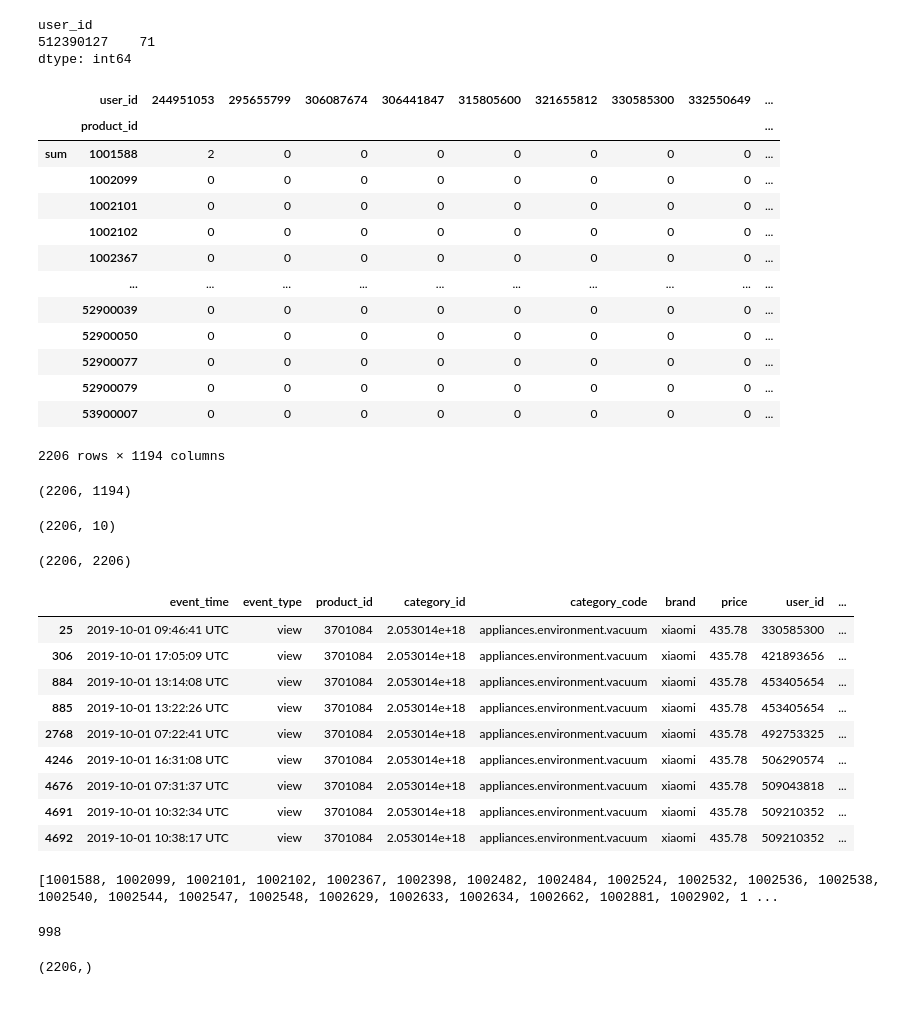
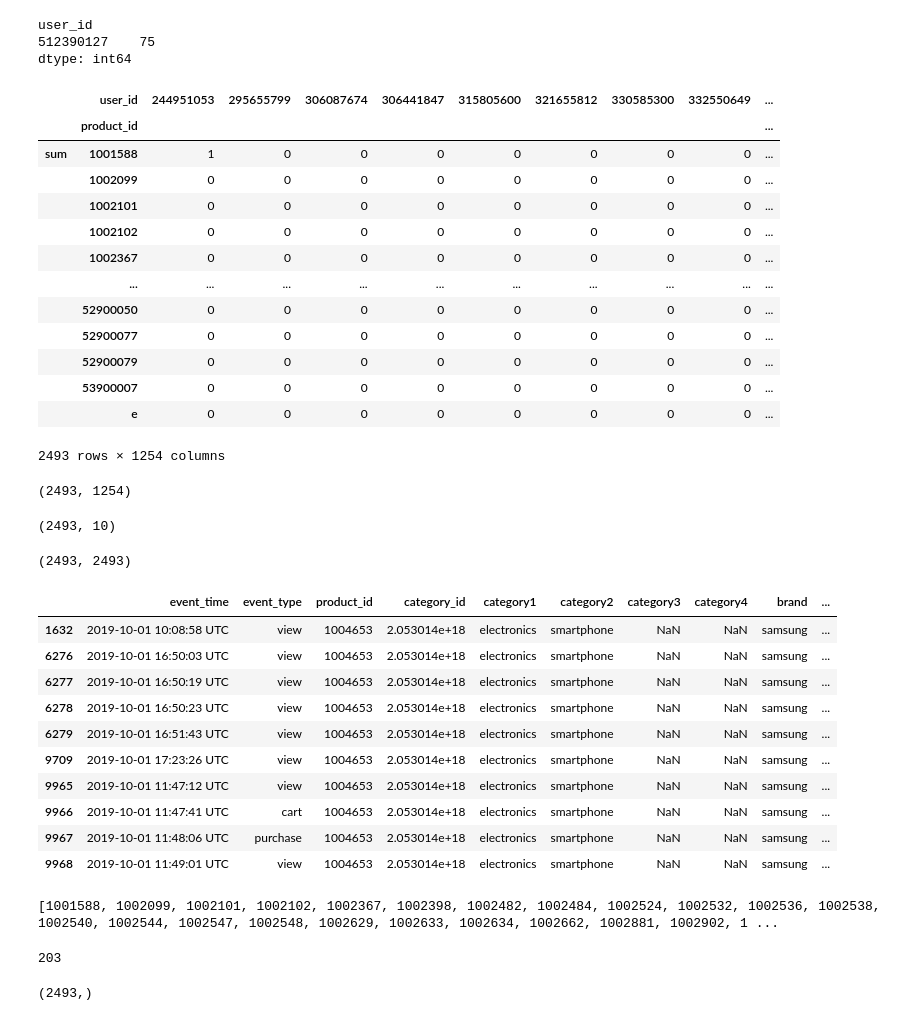
Before and after one commit to darrenalexanderneo/ecommerce-recommender-system, a Jupyter notebook: Mark Collaborative Filtering (Edit This).ipynb, the cells around one changed output. Saved outputs shown, nothing was run; the diff lists cells and outputs as text; code cells hidden in the pictures.

```diff
--- a/Mark Collaborative Filtering (Edit This).ipynb
+++ b/Mark Collaborative Filtering (Edit This).ipynb
@@ -56,5 +59,5 @@ data.describe()
 # %%
-data.dropna(inplace=True)
+data.dropna(subset=['category1'],inplace=True)
 data.info()
 # %% [output]
 <class 'pandas.core.frame.DataFrame'>
@@ -174,7 +195,7 @@ product_matrix.value_counts()
 product_matrix.query('user_id ==512390127').sum(axis=1)
 # %% [output]
 user_id
-512390127    71
+512390127    75
 dtype: int64
 # %%
 product_matrix=product_matrix.T
@@ -182,22 +203,22 @@ product_matrix
 # %% [output]
 |  | user_id | 244951053 | 295655799 | 306087674 | 306441847 | 315805600 | 321655812 | 330585300 | 332550649 | ... |
 |  | product_id |  |  |  |  |  |  |  |  | ... |
-| sum | 1001588 | 2 | 0 | 0 | 0 | 0 | 0 | 0 | 0 | ... |
+| sum | 1001588 | 1 | 0 | 0 | 0 | 0 | 0 | 0 | 0 | ... |
 |  | 1002099 | 0 | 0 | 0 | 0 | 0 | 0 | 0 | 0 | ... |
 |  | 1002101 | 0 | 0 | 0 | 0 | 0 | 0 | 0 | 0 | ... |
 |  | 1002102 | 0 | 0 | 0 | 0 | 0 | 0 | 0 | 0 | ... |
 |  | 1002367 | 0 | 0 | 0 | 0 | 0 | 0 | 0 | 0 | ... |
 |  | ... | ... | ... | ... | ... | ... | ... | ... | ... | ... |
-|  | 52900039 | 0 | 0 | 0 | 0 | 0 | 0 | 0 | 0 | ... |
 |  | 52900050 | 0 | 0 | 0 | 0 | 0 | 0 | 0 | 0 | ... |
 |  | 52900077 | 0 | 0 | 0 | 0 | 0 | 0 | 0 | 0 | ... |
 |  | 52900079 | 0 | 0 | 0 | 0 | 0 | 0 | 0 | 0 | ... |
 |  | 53900007 | 0 | 0 | 0 | 0 | 0 | 0 | 0 | 0 | ... |
+|  | e | 0 | 0 | 0 | 0 | 0 | 0 | 0 | 0 | ... |
-2206 rows × 1194 columns
+2493 rows × 1254 columns
 # %%
 product_matrix.shape
 # %% [output]
-(2206, 1194)
+(2493, 1254)
 # %%
 import sklearn
 from sklearn.decomposition import TruncatedSVD
@@ -205,31 +226,34 @@ SVD = TruncatedSVD(n_components=10)
 decomposed_matrix = SVD.fit_transform(product_matrix)
 decomposed_matrix.shape
 # %% [output]
-(2206, 10)
+(2493, 10)
 # %%
 correlation_matrix = np.corrcoef(decomposed_matrix)
 correlation_matrix.shape
 # %% [output]
-(2206, 2206)
+(2493, 2493)
 # %%
-i=3701084
+i=1004653
+
+
 
 
 
 
 
 data.loc[data['product_id'] ==i]
 # %% [output]
-|  | event_time | event_type | product_id | category_id | category_code | brand | price | user_id | ... |
-| 25 | 2019-10-01 09:46:41 UTC | view | 3701084 | 2.053014e+18 | appliances.environment.vacuum | xiaomi | 435.78 | 330585300 | ... |
-| 306 | 2019-10-01 17:05:09 UTC | view | 3701084 | 2.053014e+18 | appliances.environment.vacuum | xiaomi | 435.78 | 421893656 | ... |
-| 884 | 2019-10-01 13:14:08 UTC | view | 3701084 | 2.053014e+18 | appliances.environment.vacuum | xiaomi | 435.78 | 453405654 | ... |
-| 885 | 2019-10-01 13:22:26 UTC | view | 3701084 | 2.053014e+18 | appliances.environment.vacuum | xiaomi | 435.78 | 453405654 | ... |
-| 2768 | 2019-10-01 07:22:41 UTC | view | 3701084 | 2.053014e+18 | appliances.environment.vacuum | xiaomi | 435.78 | 492753325 | ... |
-| 4246 | 2019-10-01 16:31:08 UTC | view | 3701084 | 2.053014e+18 | appliances.environment.vacuum | xiaomi | 435.78 | 506290574 | ... |
-| 4676 | 2019-10-01 07:31:37 UTC | view | 3701084 | 2.053014e+18 | appliances.environment.vacuum | xiaomi | 435.78 | 509043818 | ... |
-| 4691 | 2019-10-01 10:32:34 UTC | view | 3701084 | 2.053014e+18 | appliances.environment.vacuum | xiaomi | 435.78 | 509210352 | ... |
-| 4692 | 2019-10-01 10:38:17 UTC | view | 3701084 | 2.053014e+18 | appliances.environment.vacuum | xiaomi | 435.78 | 509210352 | ... |
+|  | event_time | event_type | product_id | category_id | category1 | category2 | category3 | category4 | brand | ... |
+| 1632 | 2019-10-01 10:08:58 UTC | view | 1004653 | 2.053014e+18 | electronics | smartphone | NaN | NaN | samsung | ... |
+| 6276 | 2019-10-01 16:50:03 UTC | view | 1004653 | 2.053014e+18 | electronics | smartphone | NaN | NaN | samsung | ... |
+| 6277 | 2019-10-01 16:50:19 UTC | view | 1004653 | 2.053014e+18 | electronics | smartphone | NaN | NaN | samsung | ... |
+| 6278 | 2019-10-01 16:50:23 UTC | view | 1004653 | 2.053014e+18 | electronics | smartphone | NaN | NaN | samsung | ... |
+| 6279 | 2019-10-01 16:51:43 UTC | view | 1004653 | 2.053014e+18 | electronics | smartphone | NaN | NaN | samsung | ... |
+| 9709 | 2019-10-01 17:23:26 UTC | view | 1004653 | 2.053014e+18 | electronics | smartphone | NaN | NaN | samsung | ... |
+| 9965 | 2019-10-01 11:47:12 UTC | view | 1004653 | 2.053014e+18 | electronics | smartphone | NaN | NaN | samsung | ... |
+| 9966 | 2019-10-01 11:47:41 UTC | cart | 1004653 | 2.053014e+18 | electronics | smartphone | NaN | NaN | samsung | ... |
+| 9967 | 2019-10-01 11:48:06 UTC | purchase | 1004653 | 2.053014e+18 | electronics | smartphone | NaN | NaN | samsung | ... |
+| 9968 | 2019-10-01 11:49:01 UTC | view | 1004653 | 2.053014e+18 | electronics | smartphone | NaN | NaN | samsung | ... |
 # %%
 lister=[]
 for j in product_matrix.index:
@@ -242,12 +266,12 @@ print(lister)
 product_ID = lister.index(i)
 product_ID
 # %% [output]
-998
+203
 # %%
 correlation_product_ID = correlation_matrix[product_ID]
 correlation_product_ID.shape
 # %% [output]
-(2206,)
+(2493,)
 # %%
 lister
 # %% [output]
```
Also changed, not shown: parts of 17 cells of this notebook.
